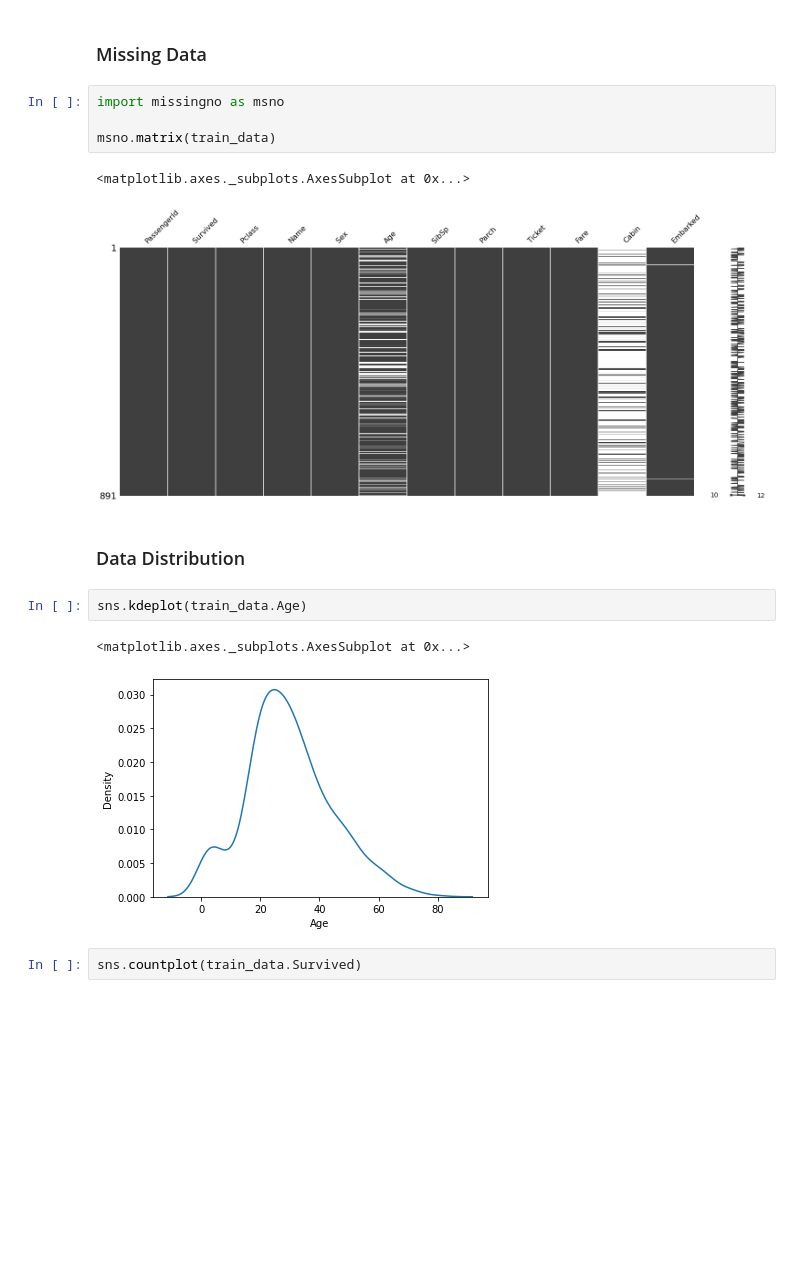
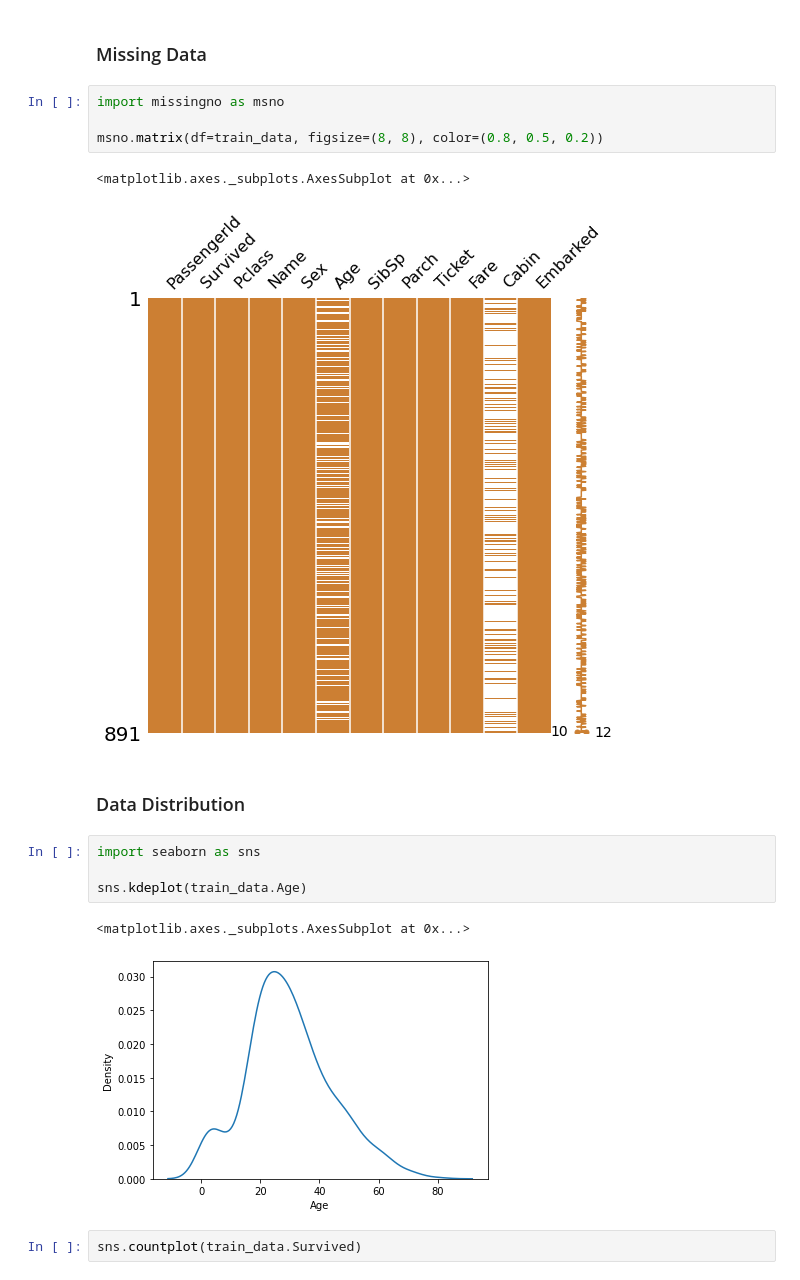
Before and after one commit to choiking10/kaggle-competition, a Jupyter notebook: Titanic.ipynb, the cells around one changed output. Drawn from its saved outputs; the diff is of its cells as text; blank space fills up the shorter version.

```diff
--- a/Titanic.ipynb
+++ b/Titanic.ipynb
@@ -78,13 +97,15 @@ train_data.head()
 # %%
 import missingno as msno
 
-msno.matrix(train_data)
+msno.matrix(df=train_data, figsize=(8, 8), color=(0.8, 0.5, 0.2))
 # %% [output]
 <matplotlib.axes._subplots.AxesSubplot at 0x...>
-[figure, old version]
+[figure, new version]
 # %% [markdown]
 ### Data Distribution
 # %%
+import seaborn as sns
+
 sns.kdeplot(train_data.Age)
 # %% [output]
 <matplotlib.axes._subplots.AxesSubplot at 0x...>
```
Also changed, not shown: parts of 4 cells of this notebook.
